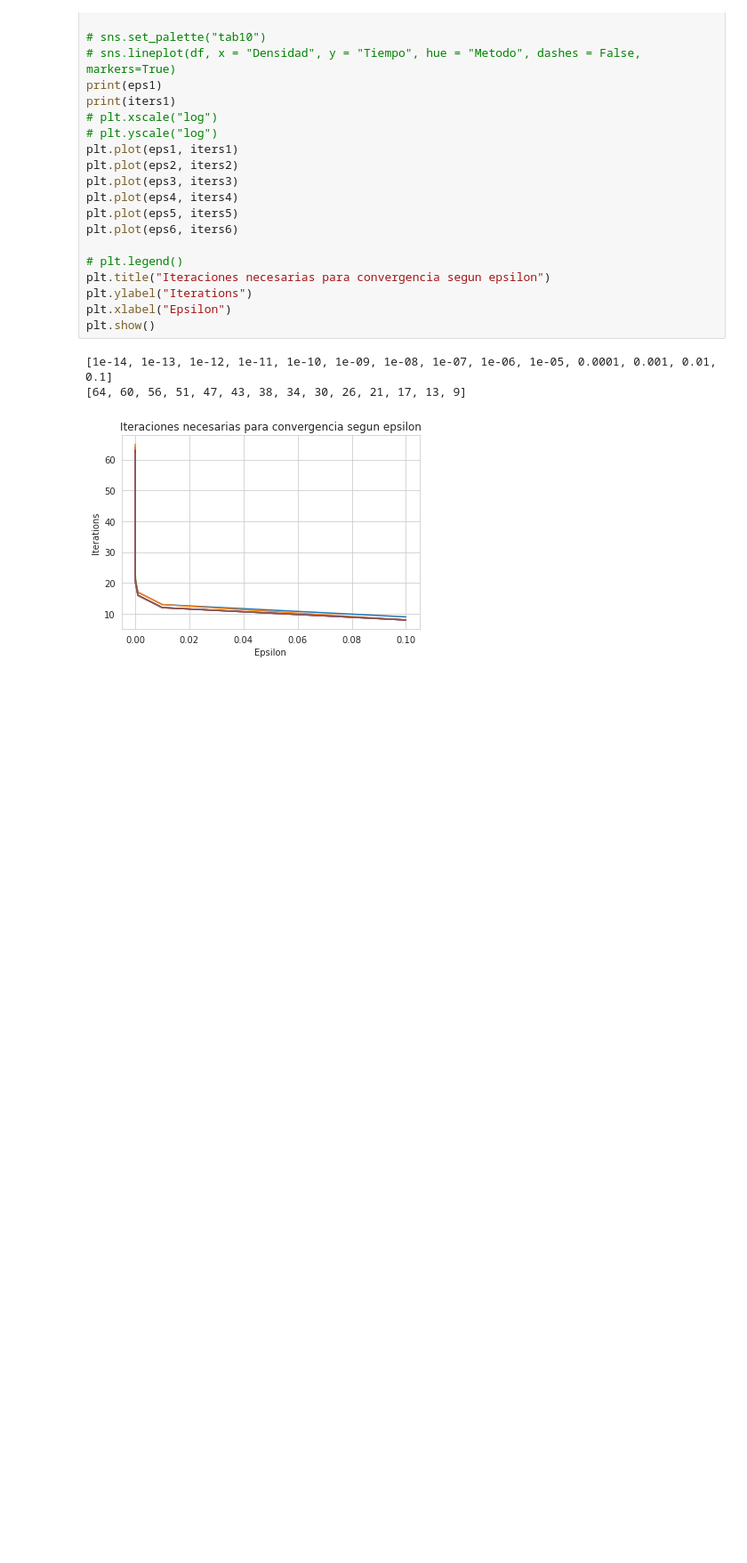
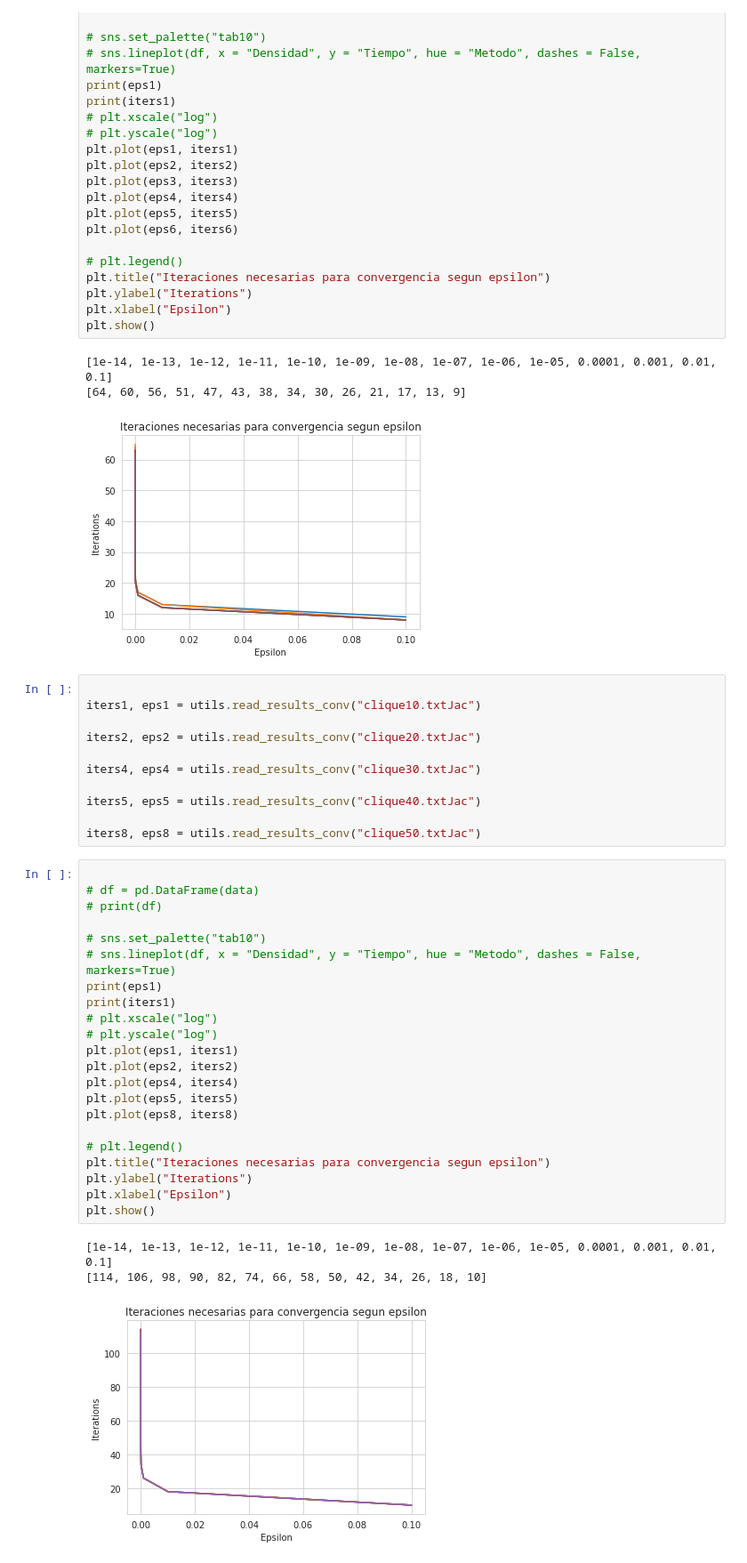
Before and after one commit to paulitapb/tp3-metnum, a Jupyter notebook: src/EXP_Tp3.ipynb, the cells around one changed output. Shown at 89% size. Drawn from its saved outputs; the diff is of its cells as text; blank space fills up the shorter version.

Commit message:
mas convergencia

```diff
--- a/src/EXP_Tp3.ipynb
+++ b/src/EXP_Tp3.ipynb
@@ -312,3 +312,40 @@ plt.show()
 [1e-14, 1e-13, 1e-12, 1e-11, 1e-10, 1e-09, 1e-08, 1e-07, 1e-06, 1e-05, 0.0001, 0.001, 0.01, 0.1]
 [64, 60, 56, 51, 47, 43, 38, 34, 30, 26, 21, 17, 13, 9]
 [figure]
+# %%
+
+iters1, eps1 = utils.read_results_conv("clique10.txtJac")
+
+iters2, eps2 = utils.read_results_conv("clique20.txtJac")
+
+iters4, eps4 = utils.read_results_conv("clique30.txtJac")
+
+iters5, eps5 = utils.read_results_conv("clique40.txtJac")
+
+iters8, eps8 = utils.read_results_conv("clique50.txtJac")
+# %%
+
+# df = pd.DataFrame(data)
+# print(df)
+
+# sns.set_palette("tab10")
+# sns.lineplot(df, x = "Densidad", y = "Tiempo", hue = "Metodo", dashes = False, markers=True)
+print(eps1)
+print(iters1)
+# plt.xscale("log")
+# plt.yscale("log")
+plt.plot(eps1, iters1)
+plt.plot(eps2, iters2)
+plt.plot(eps4, iters4)
+plt.plot(eps5, iters5)
+plt.plot(eps8, iters8)
+
+# plt.legend()
+plt.title("Iteraciones necesarias para convergencia segun epsilon")
+plt.ylabel("Iterations")
+plt.xlabel("Epsilon")
+plt.show()
+# %% [output]
+[1e-14, 1e-13, 1e-12, 1e-11, 1e-10, 1e-09, 1e-08, 1e-07, 1e-06, 1e-05, 0.0001, 0.001, 0.01, 0.1]
+[114, 106, 98, 90, 82, 74, 66, 58, 50, 42, 34, 26, 18, 10]
+[figure, added]
```
Also changed, not shown: parts of 2 cells of this notebook.
